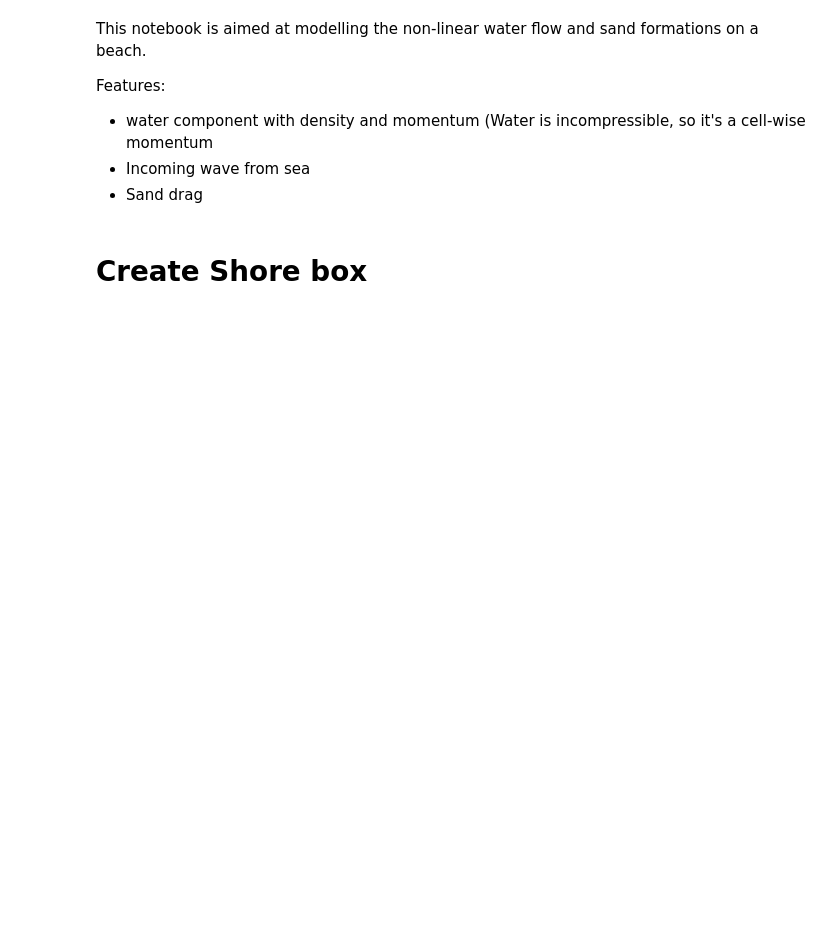
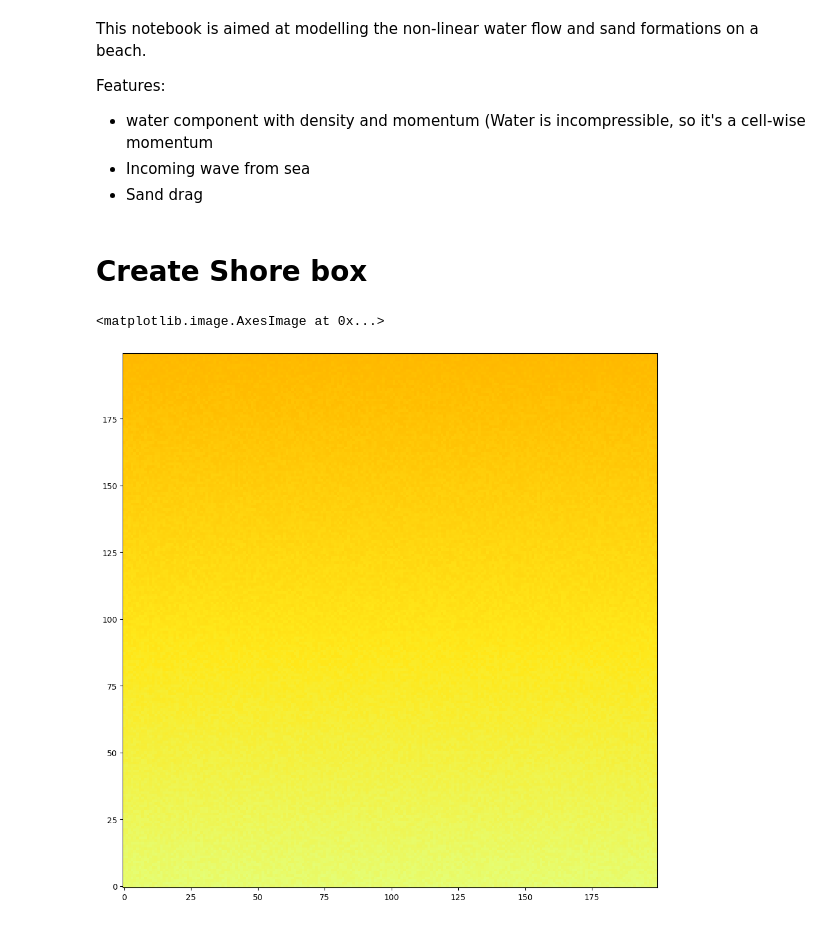
Before and after one commit to vargatn/popdyn-live, a Jupyter notebook: notebooks/seashore_v1/Shore_01.ipynb, the cells around one changed output. Saved outputs shown, nothing was run; the diff lists cells and outputs as text; code cells hidden in the pictures; blank space fills up the shorter version.

```diff
--- a/notebooks/seashore_v1/Shore_01.ipynb
+++ b/notebooks/seashore_v1/Shore_01.ipynb
@@ -77,0 +37,25 @@ land = (land - land.min()) * 4000 / land.max() + 1
+# %%
+np.random.seed(10)
+xsize = 200
+ysize = 200
+
+scatter = 0.01
+
+slope = 0.05
+# %%
+land = np.zeros((xsize, ysize))
+land += np.random.random(size=xsize*ysize).reshape(land.shape) * scatter
+
+xarr = np.linspace(0, 2, xsize)
+yarr = np.linspace(0, 2, ysize)
+xx, yy = np.meshgrid(xarr, yarr)
+
+hh = yy * slope
+land += hh
+# %%
+fig = plt.figure(figsize=(12, 12))
+ax = fig.add_subplot(111)
+plt.imshow(land, cmap=plt.cm.Wistia, vmin=0, vmax=0.2, origin="lower")
+# %% [output]
+<matplotlib.image.AxesImage at 0x...>
+[figure, added]
```
Also changed, not shown: parts of 2 cells of this notebook.
